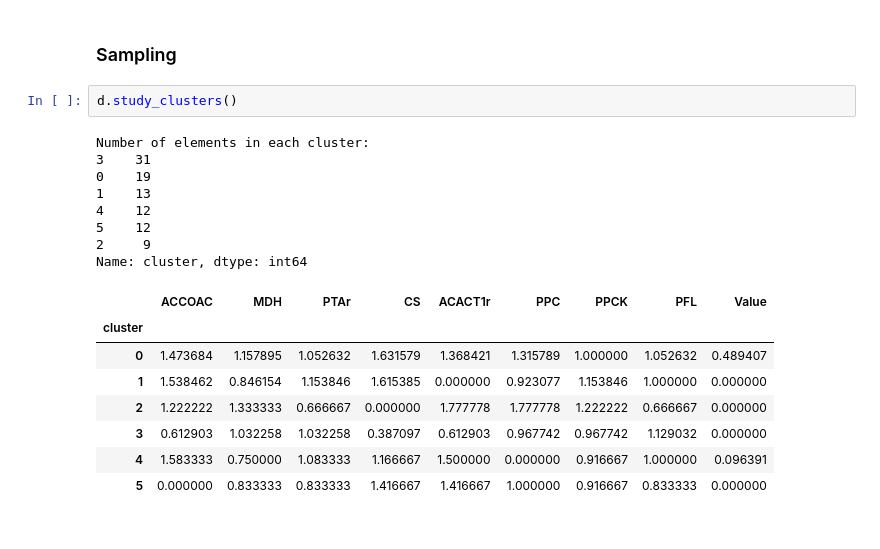
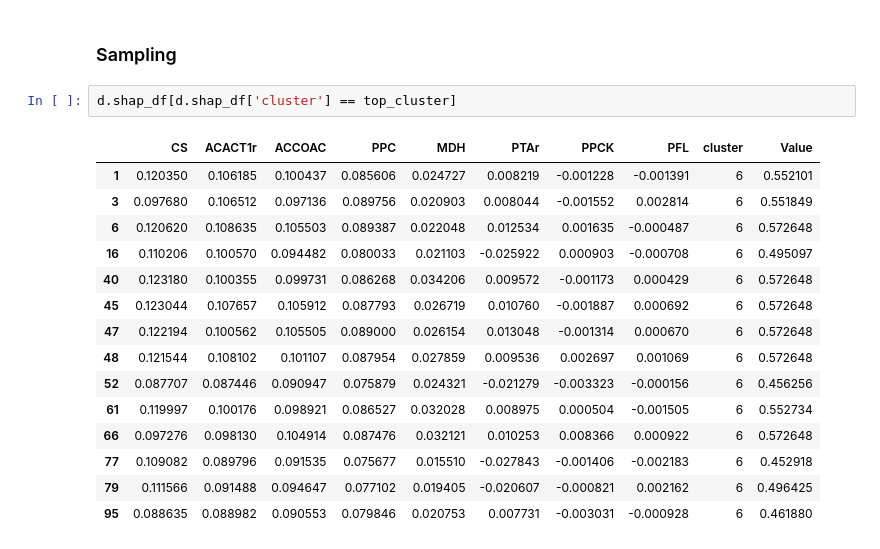
Before and after one commit to costasmexis/straindesignXAI, a Jupyter notebook: notebooks/Isoprenol.ipynb, the cells around one changed output. Drawn from its saved outputs; the diff is of its cells as text.

```diff
--- a/notebooks/Isoprenol.ipynb
+++ b/notebooks/Isoprenol.ipynb
@@ -132,22 +177,21 @@ d.shap_scatter("CS", "PPCK")
 # %% [markdown]
 ### Sampling
-# %%
-d.study_clusters()
-# %% [output]
-Number of elements in each cluster:
-3    31
-0    19
-1    13
-4    12
-5    12
-2     9
-Name: cluster, dtype: int64
-|  | ACCOAC | MDH | PTAr | CS | ACACT1r | PPC | PPCK | PFL | Value |
-| cluster |  |  |  |  |  |  |  |  |  |
-| 0 | 1.473684 | 1.157895 | 1.052632 | 1.631579 | 1.368421 | 1.315789 | 1.000000 | 1.052632 | 0.489407 |
-| 1 | 1.538462 | 0.846154 | 1.153846 | 1.615385 | 0.000000 | 0.923077 | 1.153846 | 1.000000 | 0.000000 |
-| 2 | 1.222222 | 1.333333 | 0.666667 | 0.000000 | 1.777778 | 1.777778 | 1.222222 | 0.666667 | 0.000000 |
-| 3 | 0.612903 | 1.032258 | 1.032258 | 0.387097 | 0.612903 | 0.967742 | 0.967742 | 1.129032 | 0.000000 |
-| 4 | 1.583333 | 0.750000 | 1.083333 | 1.166667 | 1.500000 | 0.000000 | 0.916667 | 1.000000 | 0.096391 |
-| 5 | 0.000000 | 0.833333 | 0.833333 | 1.416667 | 1.416667 | 1.000000 | 0.916667 | 0.833333 | 0.000000 |
+# %%
+d.shap_df[d.shap_df['cluster'] == top_cluster]
+# %% [output]
+|  | CS | ACACT1r | ACCOAC | PPC | MDH | PTAr | PPCK | PFL | cluster | Value |
+| 1 | 0.120350 | 0.106185 | 0.100437 | 0.085606 | 0.024727 | 0.008219 | -0.001228 | -0.001391 | 6 | 0.552101 |
+| 3 | 0.097680 | 0.106512 | 0.097136 | 0.089756 | 0.020903 | 0.008044 | -0.001552 | 0.002814 | 6 | 0.551849 |
+| 6 | 0.120620 | 0.108635 | 0.105503 | 0.089387 | 0.022048 | 0.012534 | 0.001635 | -0.000487 | 6 | 0.572648 |
+| 16 | 0.110206 | 0.100570 | 0.094482 | 0.080033 | 0.021103 | -0.025922 | 0.000903 | -0.000708 | 6 | 0.495097 |
+| 40 | 0.123180 | 0.100355 | 0.099731 | 0.086268 | 0.034206 | 0.009572 | -0.001173 | 0.000429 | 6 | 0.572648 |
+| 45 | 0.123044 | 0.107657 | 0.105912 | 0.087793 | 0.026719 | 0.010760 | -0.001887 | 0.000692 | 6 | 0.572648 |
+| 47 | 0.122194 | 0.100562 | 0.105505 | 0.089000 | 0.026154 | 0.013048 | -0.001314 | 0.000670 | 6 | 0.572648 |
+| 48 | 0.121544 | 0.108102 | 0.101107 | 0.087954 | 0.027859 | 0.009536 | 0.002697 | 0.001069 | 6 | 0.572648 |
+| 52 | 0.087707 | 0.087446 | 0.090947 | 0.075879 | 0.024321 | -0.021279 | -0.003323 | -0.000156 | 6 | 0.456256 |
+| 61 | 0.119997 | 0.100176 | 0.098921 | 0.086527 | 0.032028 | 0.008975 | 0.000504 | -0.001505 | 6 | 0.552734 |
+| 66 | 0.097276 | 0.098130 | 0.104914 | 0.087476 | 0.032121 | 0.010253 | 0.008366 | 0.000922 | 6 | 0.572648 |
+| 77 | 0.109082 | 0.089796 | 0.091535 | 0.075677 | 0.015510 | -0.027843 | -0.001406 | -0.002183 | 6 | 0.452918 |
+| 79 | 0.111566 | 0.091488 | 0.094647 | 0.077102 | 0.019405 | -0.020607 | -0.000821 | 0.002162 | 6 | 0.496425 |
+| 95 | 0.088635 | 0.088982 | 0.090553 | 0.079846 | 0.020753 | 0.007731 | -0.003031 | -0.000928 | 6 | 0.461880 |
 # %%
```
Also changed, not shown: parts of 7 cells of this notebook, 1 other file.
